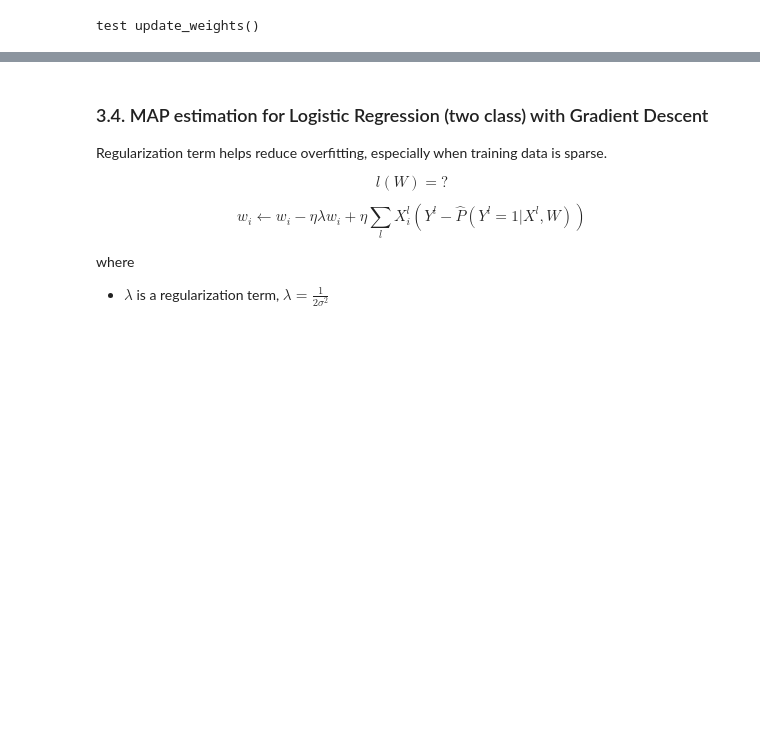
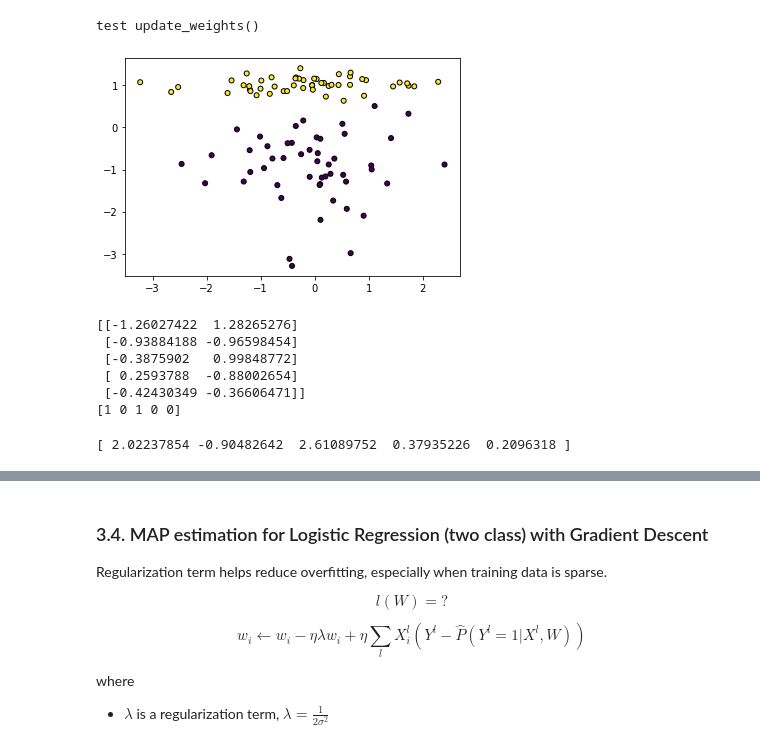
Before and after one commit to ryanquinnnelson/CMU-02620-Implement-Logistic-Regression, a Jupyter notebook: classification_algorithms.ipynb, the cells around one changed output, grey strips where cells are left out. Saved outputs shown, nothing was run; the diff lists cells and outputs as text; code cells hidden in the pictures; blank space fills up the shorter version.

```diff
--- a/classification_algorithms.ipynb
+++ b/classification_algorithms.ipynb
@@ -349,0 +400,36 @@ class LogisticRegression:
+# %%
+X1, y1 = make_classification(n_features=2, n_redundant=0, n_informative=1,
+                             n_clusters_per_class=1)
+plt.scatter(X1[:, 0], X1[:, 1], marker='o', c=y1,
+            s=25, edgecolor='k')
+plt.show()
+print(X1[:5])
+print(y1[:5])
+# %% [output]
+[figure, added]
+[[-1.26027422  1.28265276]
+ [-0.93884188 -0.96598454]
+ [-0.3875902   0.99848772]
+ [ 0.2593788  -0.88002654]
+ [-0.42430349 -0.36606471]]
+[1 0 1 0 0]
+# %%
+X1 = np.array([[-1.26027422,  1.28265276],
+                 [-0.93884188, -0.96598454],
+                 [-0.3875902,   0.99848772],
+                 [ 0.2593788,  -0.88002654],
+                 [-0.42430349, -0.36606471]])
+y1 = np.array([1, 0, 1, 0, 0])
+
+X1_aug = np.array([[ 1.,         -1.26027422,  1.28265276],
+                     [ 1. ,        -0.93884188, -0.96598454],
+                     [ 1.    ,     -0.3875902,   0.99848772],
+                     [ 1.   ,       0.2593788,  -0.88002654],
+                     [ 1.   ,      -0.42430349, -0.36606471]])
+W = np.ones(3)
+
+a = np.matmul(X1_aug,W)
+b = y1 + a
+print(b)
+# %% [output]
+[ 2.02237854 -0.90482642  2.61089752  0.37935226  0.2096318 ]
```
Also changed, not shown: parts of 16 cells of this notebook, 5 other files.
